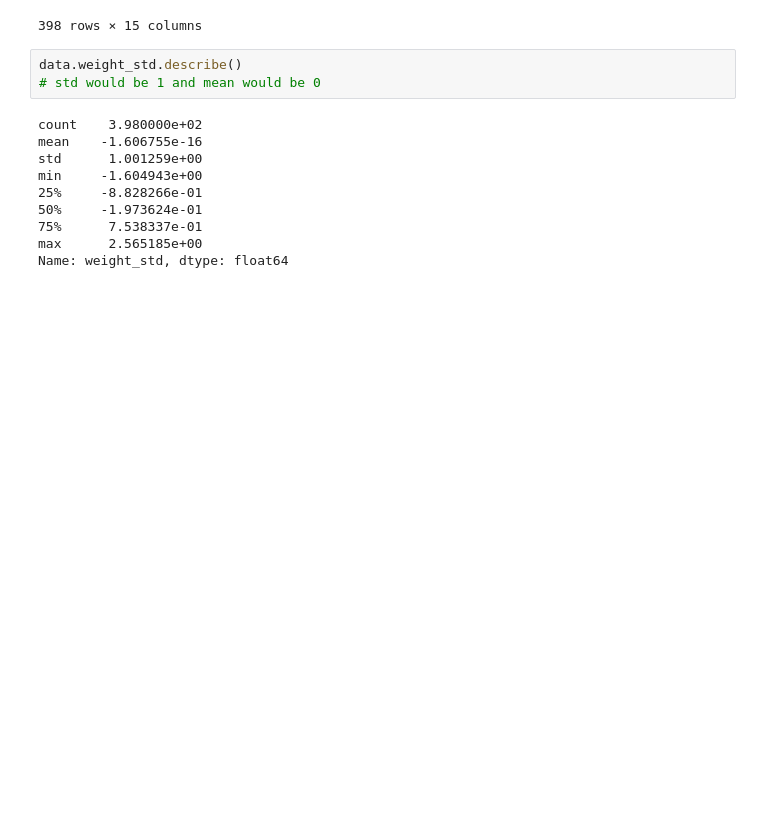
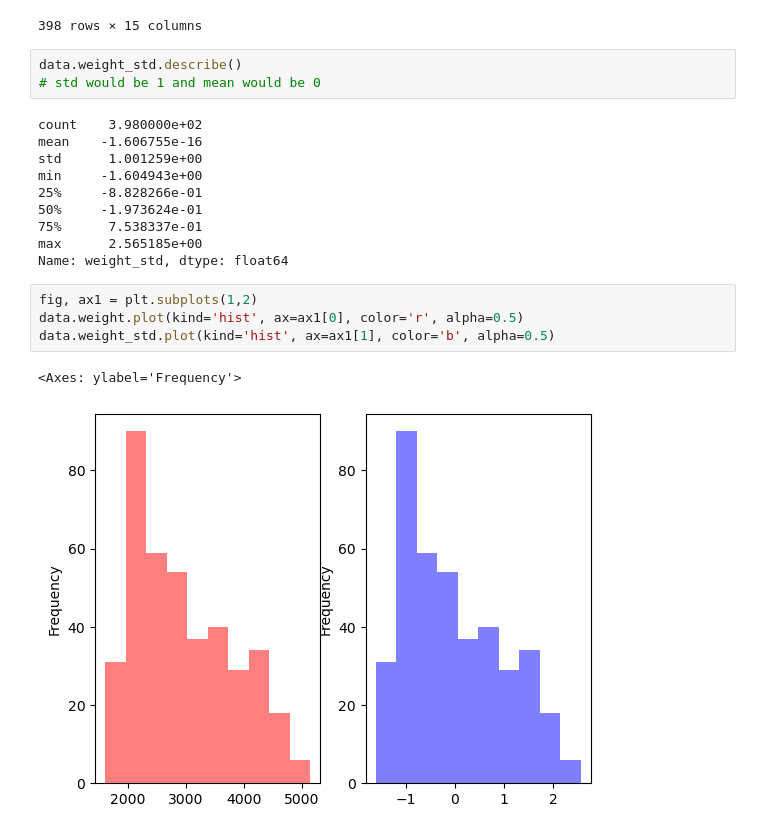
Before and after one commit to sokosaa/Machine-Learning-in-Mechanical-Engineering, a Jupyter notebook: HW1/week2/auto-mpg-plots.ipynb, the cells around one changed output. Drawn from its saved outputs; the diff is of its cells as text; blank space fills up the shorter version.

```diff
--- a/HW1/week2/auto-mpg-plots.ipynb
+++ b/HW1/week2/auto-mpg-plots.ipynb
@@ -337,3 +337,10 @@ min     -1.604943e+00
 75%      7.538337e-01
 max      2.565185e+00
 Name: weight_std, dtype: float64
+# %%
+fig, ax1 = plt.subplots(1,2)
+data.weight.plot(kind='hist', ax=ax1[0], color='r', alpha=0.5)
+data.weight_std.plot(kind='hist', ax=ax1[1], color='b', alpha=0.5)
+# %% [output]
+<Axes: ylabel='Frequency'>
+[figure, added]
```
